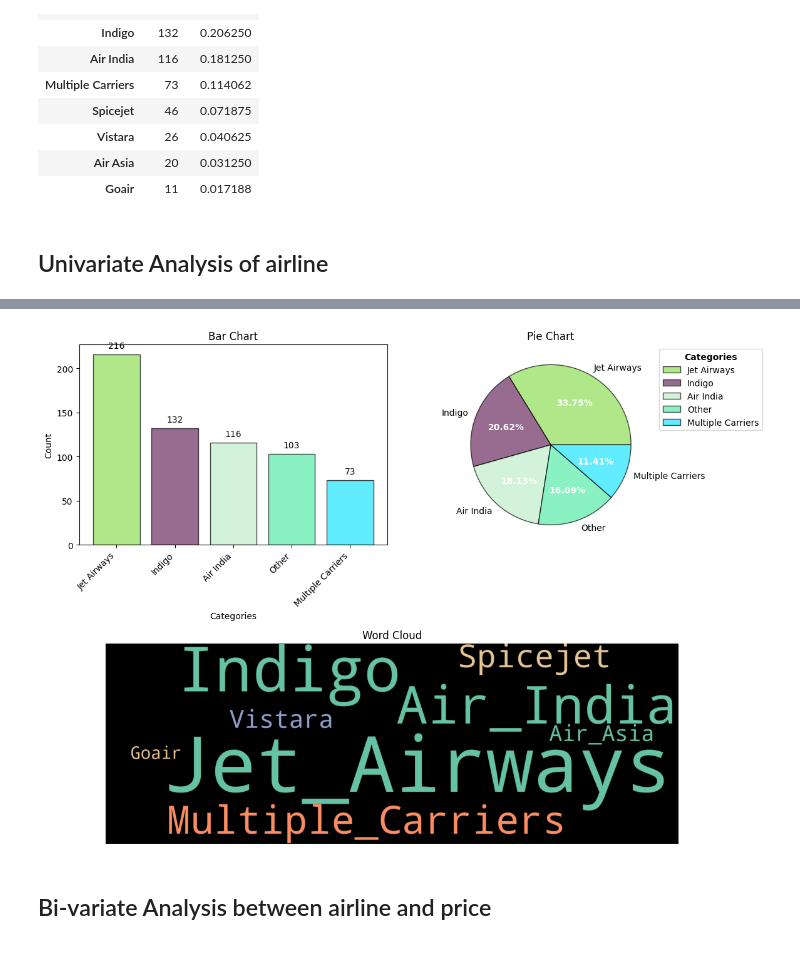
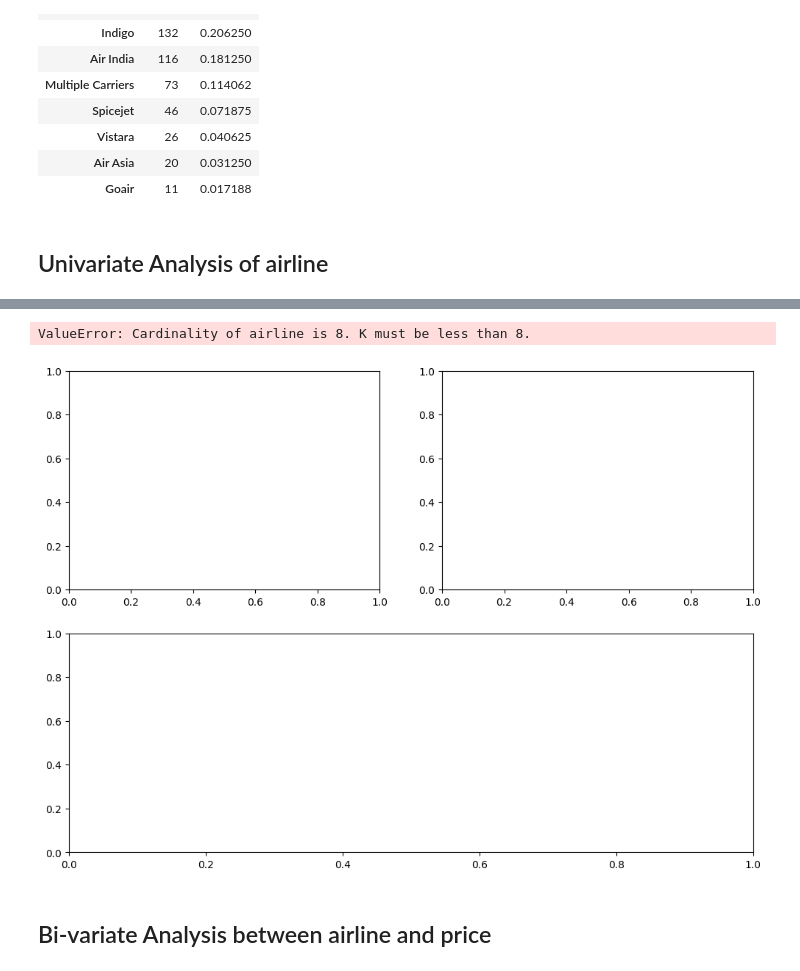
Before and after one commit to mishraatharva/flight_price_prediction, a Jupyter notebook: notebooks/EDA.ipynb, the cells around one changed output, grey strips where cells are left out. Saved outputs shown, nothing was run; the diff lists cells and outputs as text; code cells hidden in the pictures.

```diff
--- a/notebooks/EDA.ipynb
+++ b/notebooks/EDA.ipynb
@@ -234,11 +234,12 @@ Categories Distribution:
 | Air Asia | 20 | 0.031250 |
 | Goair | 11 | 0.017188 |
 # %%
-eda_helper.cat_univar_plots(train, "airline",k=4)
+eda_helper.cat_univar_plots(train, "airline",k=8)
 # %% [output]
 Univariate Analysis of airline
 [interactive output not drawn]
+ValueError: Cardinality of airline is 8. K must be less than 8.
-[figure, old version]
+[figure, new version]
 # %%
 eda_helper.num_cat_bivar_plots(
 	data=train,
```
Also changed, not shown: parts of 1 cell of this notebook, 2 other files.
